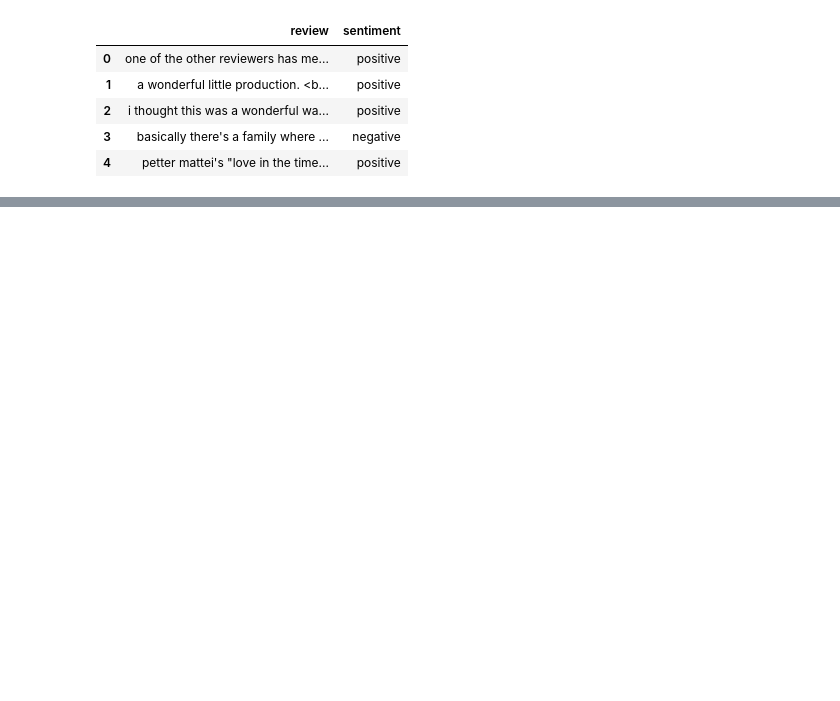
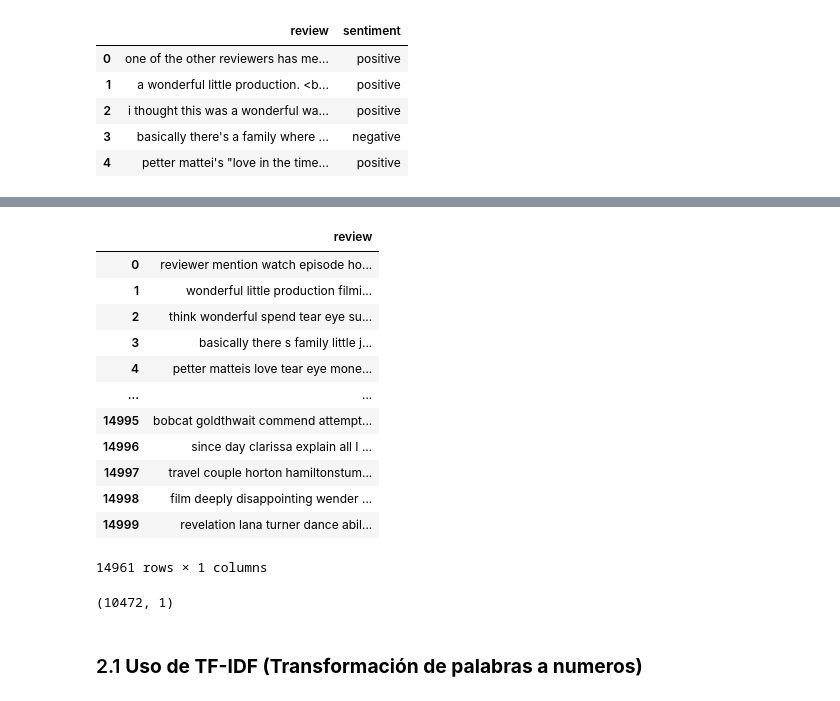
Before and after one commit to Milocam35/movies-proyect, a Jupyter notebook: notebooks/analyze_results.ipynb, the cells around one changed output, grey strips where cells are left out. Saved outputs shown, nothing was run; the diff lists cells and outputs as text; code cells hidden in the pictures; blank space fills up the shorter version.

```diff
--- a/notebooks/analyze_results.ipynb
+++ b/notebooks/analyze_results.ipynb
@@ -95,0 +347,12 @@ def remove_html_tags(text):
+# %%
+import string
+
+exclude=string.punctuation
+#Funcion para remover la cualquier puntuacion en un texto '!"#$%&\'()*+,-./:;<=>?@[\\]^_`{|}~'
+def remove_punc(text):
+    for char in exclude:
+        text=text.replace(char,'')
+    return text
+# %%
+df['review']=df['review'].apply(remove_punc)
+df.head()
@@ -95,0 +411,4 @@ def remove_html_tags(text):
+# %%
+# Aplica la función de lematización a la columna 'review'
+df = lemmatize_text(df, 'review')
+df.head()
@@ -95,0 +424,6 @@ def remove_html_tags(text):
+# %%
+from sklearn.preprocessing import LabelEncoder
+
+encoder = LabelEncoder()
+df['sentiment'] = encoder.fit_transform(df['sentiment'])
+df.head()
@@ -95,0 +446,25 @@ def remove_html_tags(text):
+# %%
+X = df.iloc[:,0:1]
+y = df['sentiment']
+X
+# %% [output]
+|  | review |
+| 0 | reviewer mention watch episode ho... |
+| 1 | wonderful little production filmi... |
+| 2 | think wonderful spend tear eye su... |
+| 3 | basically there s family little j... |
+| 4 | petter matteis love tear eye mone... |
+| ... | ... |
+| 14995 | bobcat goldthwait commend attempt... |
+| 14996 | since day clarissa explain all I ... |
+| 14997 | travel couple horton hamiltonstum... |
+| 14998 | film deeply disappointing wender ... |
+| 14999 | revelation lana turner dance abil... |
+14961 rows × 1 columns
+# %%
+from sklearn.model_selection import train_test_split
+
+X_train,X_test,y_train,y_test = train_test_split(X,y,test_size=0.3,random_state=1)
+X_train.shape
+# %% [output]
+(10472, 1)
@@ -95,0 +489,2 @@ def remove_html_tags(text):
+# %% [markdown]
+### 2.1 **Uso de TF-IDF (Transformación de palabras a numeros)**
```
Also changed, not shown: parts of 38 cells of this notebook, 5 other files.
